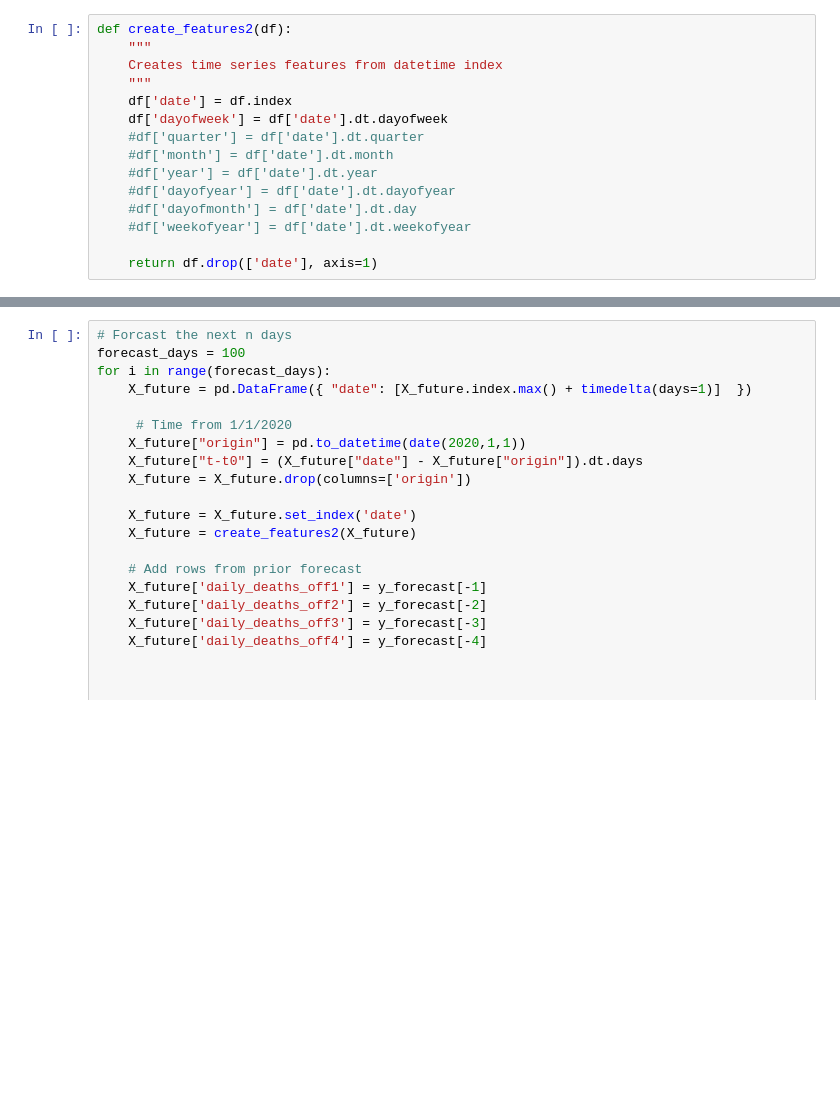
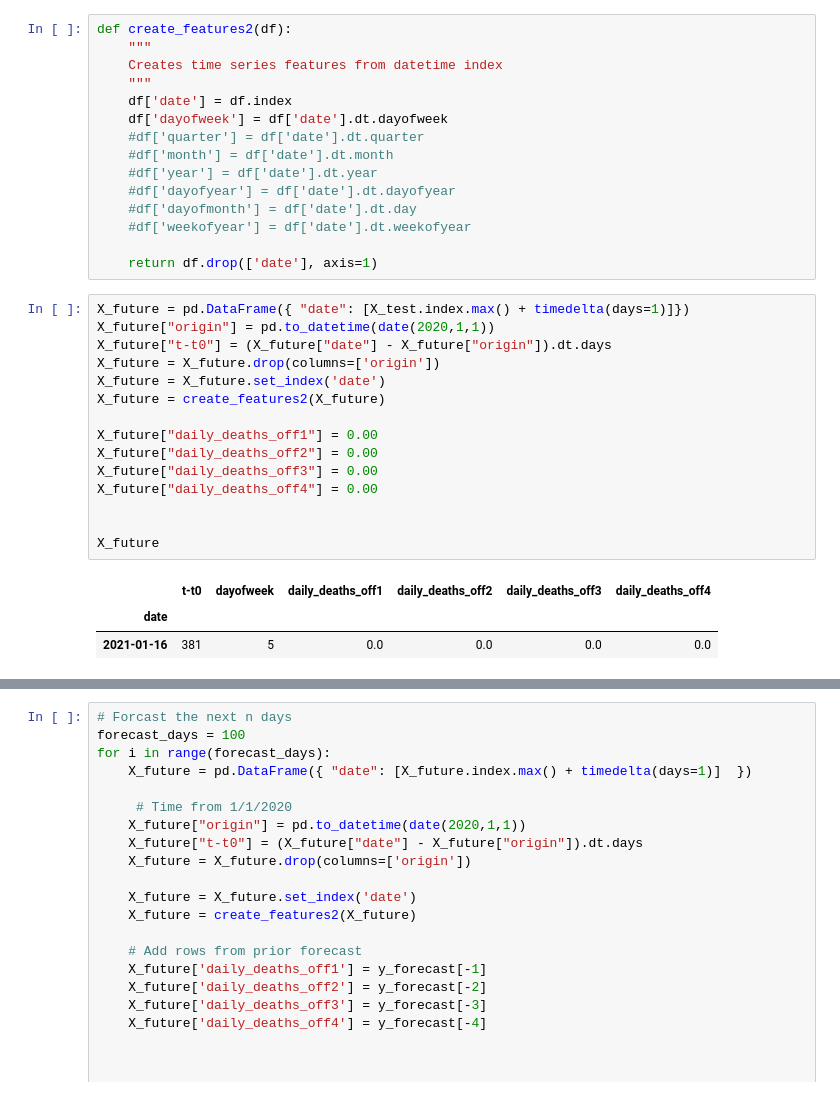
Before and after one commit to JaaLynch/covid, a Jupyter notebook: cov_ts_xgb.ipynb, the cells around one changed output, grey strips where cells are left out. Cells and saved outputs as stored; diff of their text form; blank space fills up the shorter version.

```diff
--- a/cov_ts_xgb.ipynb
+++ b/cov_ts_xgb.ipynb
@@ -236,3 +244,22 @@ def create_features2(df):
     #df['weekofyear'] = df['date'].dt.weekofyear
 
     return df.drop(['date'], axis=1)
+# %%
+X_future = pd.DataFrame({ "date": [X_test.index.max() + timedelta(days=1)]})
+X_future["origin"] = pd.to_datetime(date(2020,1,1))
+X_future["t-t0"] = (X_future["date"] - X_future["origin"]).dt.days
+X_future = X_future.drop(columns=['origin'])
+X_future = X_future.set_index('date')
+X_future = create_features2(X_future)
+
+X_future["daily_deaths_off1"] = 0.00
+X_future["daily_deaths_off2"] = 0.00
+X_future["daily_deaths_off3"] = 0.00
+X_future["daily_deaths_off4"] = 0.00
+
+
+X_future
+# %% [output]
+|  | t-t0 | dayofweek | daily_deaths_off1 | daily_deaths_off2 | daily_deaths_off3 | daily_deaths_off4 |
+| date |  |  |  |  |  |  |
+| 2021-01-16 | 381 | 5 | 0.0 | 0.0 | 0.0 | 0.0 |
```
Also changed, not shown: parts of 12 cells of this notebook, 3 other files.
